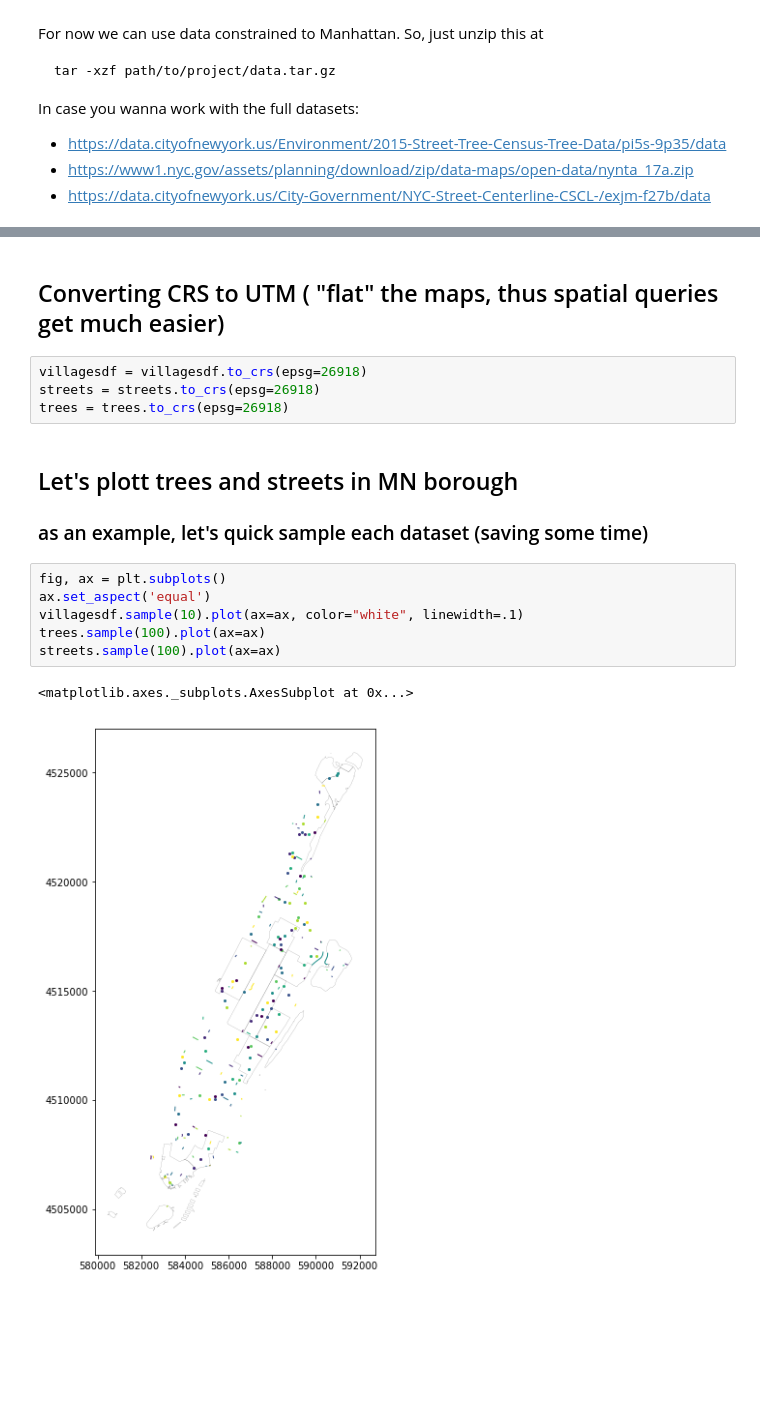
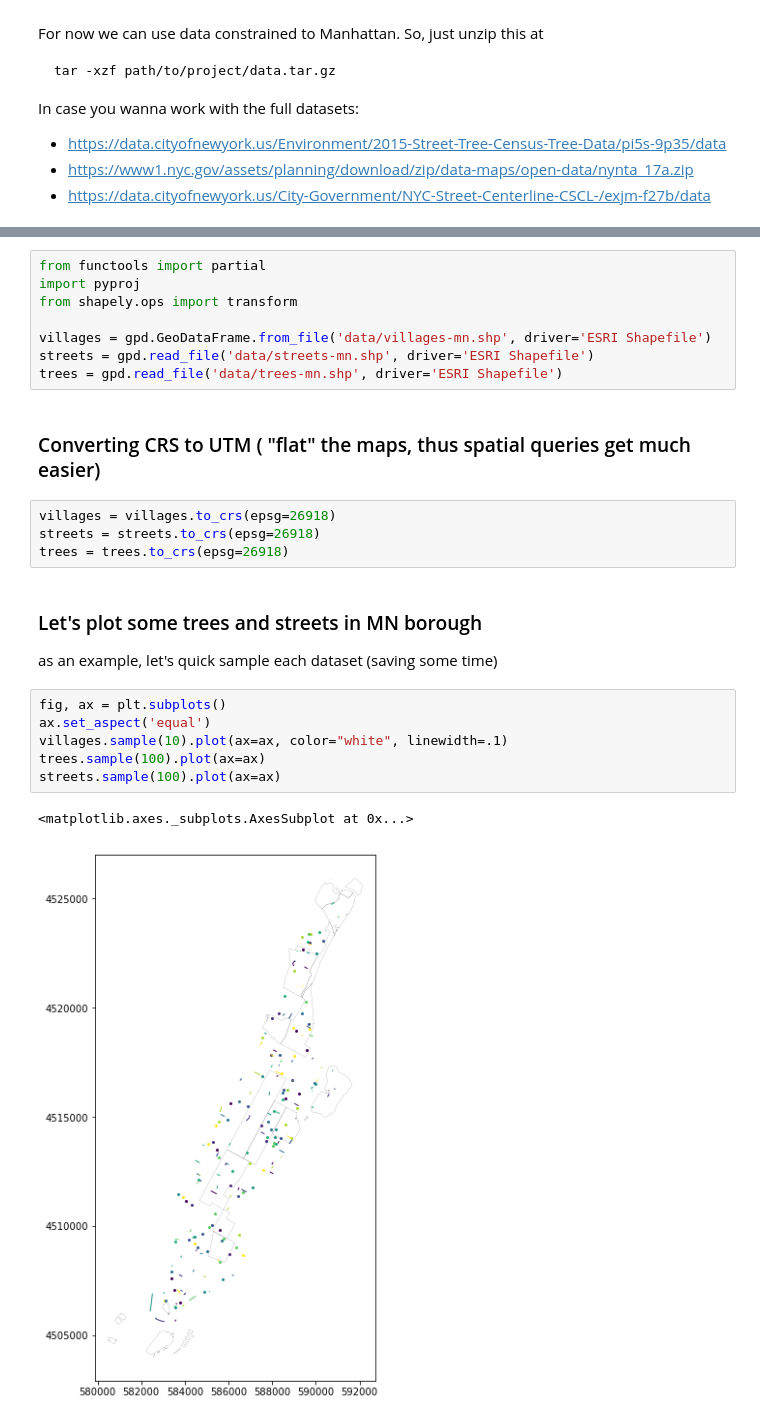
Before and after one commit to fhorta/nytrees, a Jupyter notebook: skeleton.ipynb, the cells around one changed output, grey strips where cells are left out. Drawn from its saved outputs; the diff is of its cells as text; blank space fills up the shorter version.

```diff
--- a/skeleton.ipynb
+++ b/skeleton.ipynb
@@ -56,19 +29,27 @@ trees = gpd.read_file('data/trees-mn.shp', driver='ESRI Shapefile')
+# %%
+from functools import partial
+import pyproj
+from shapely.ops import transform
+
+villages = gpd.GeoDataFrame.from_file('data/villages-mn.shp', driver='ESRI Shapefile')
+streets = gpd.read_file('data/streets-mn.shp', driver='ESRI Shapefile')
+trees = gpd.read_file('data/trees-mn.shp', driver='ESRI Shapefile')
 # %% [markdown]
-## Converting CRS to UTM ( "flat" the maps, thus spatial queries get much easier)
+### Converting CRS to UTM ( "flat" the maps, thus spatial queries get much easier)
 # %%
-villagesdf = villagesdf.to_crs(epsg=26918)
+villages = villages.to_crs(epsg=26918)
 streets = streets.to_crs(epsg=26918)
 trees = trees.to_crs(epsg=26918)
 # %% [markdown]
-## Let's plott trees and streets in MN borough
+### Let's plot some trees and streets in MN borough
 
-### as an example, let's quick sample each dataset (saving some time)
+as an example, let's quick sample each dataset (saving some time)
 # %%
 fig, ax = plt.subplots()
 ax.set_aspect('equal')
-villagesdf.sample(10).plot(ax=ax, color="white", linewidth=.1)
+villages.sample(10).plot(ax=ax, color="white", linewidth=.1)
 trees.sample(100).plot(ax=ax)
 streets.sample(100).plot(ax=ax)
 # %% [output]
 <matplotlib.axes._subplots.AxesSubplot at 0x...>
-[figure, old version]
+[figure, new version]
```
Also changed, not shown: parts of 17 cells of this notebook, 1 other file.
